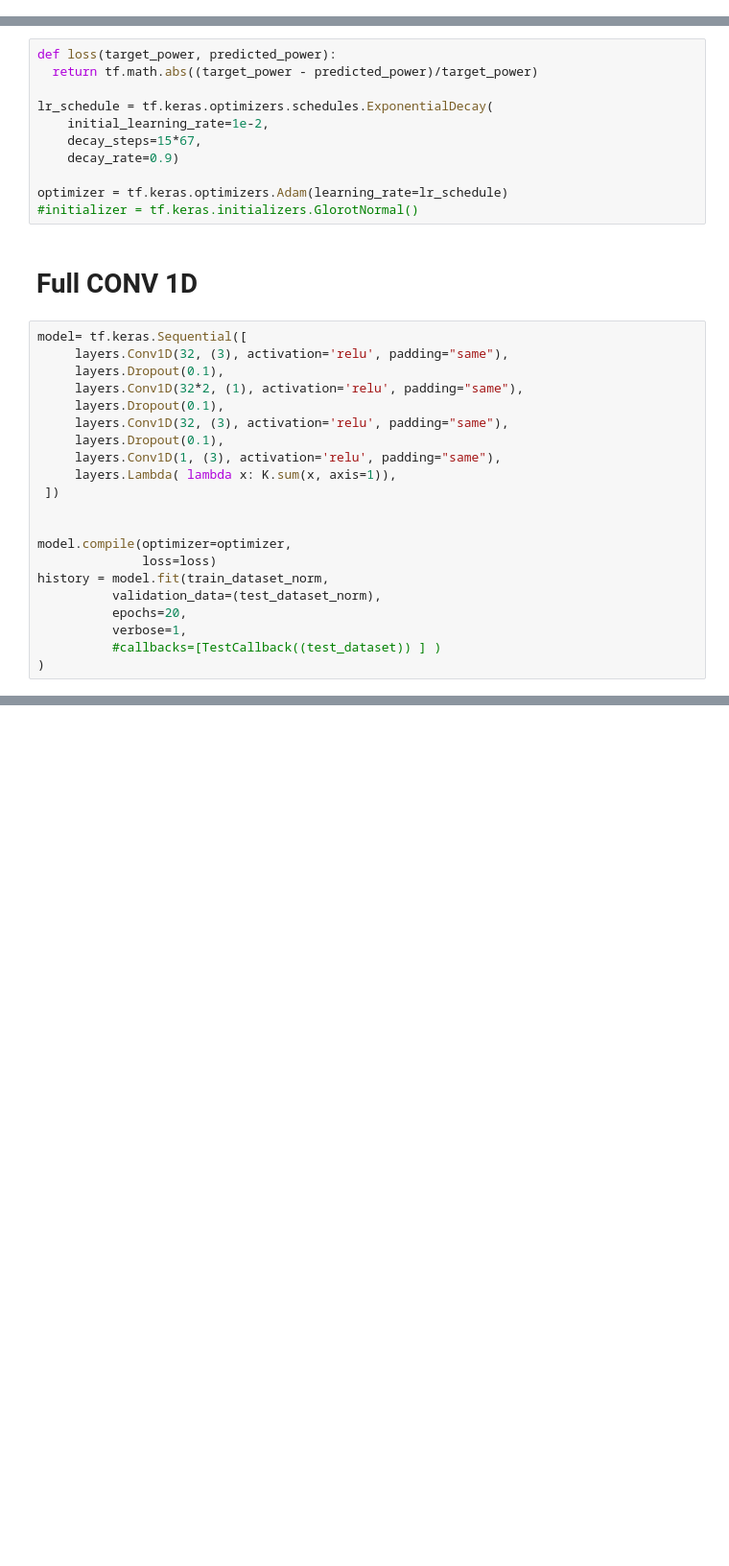
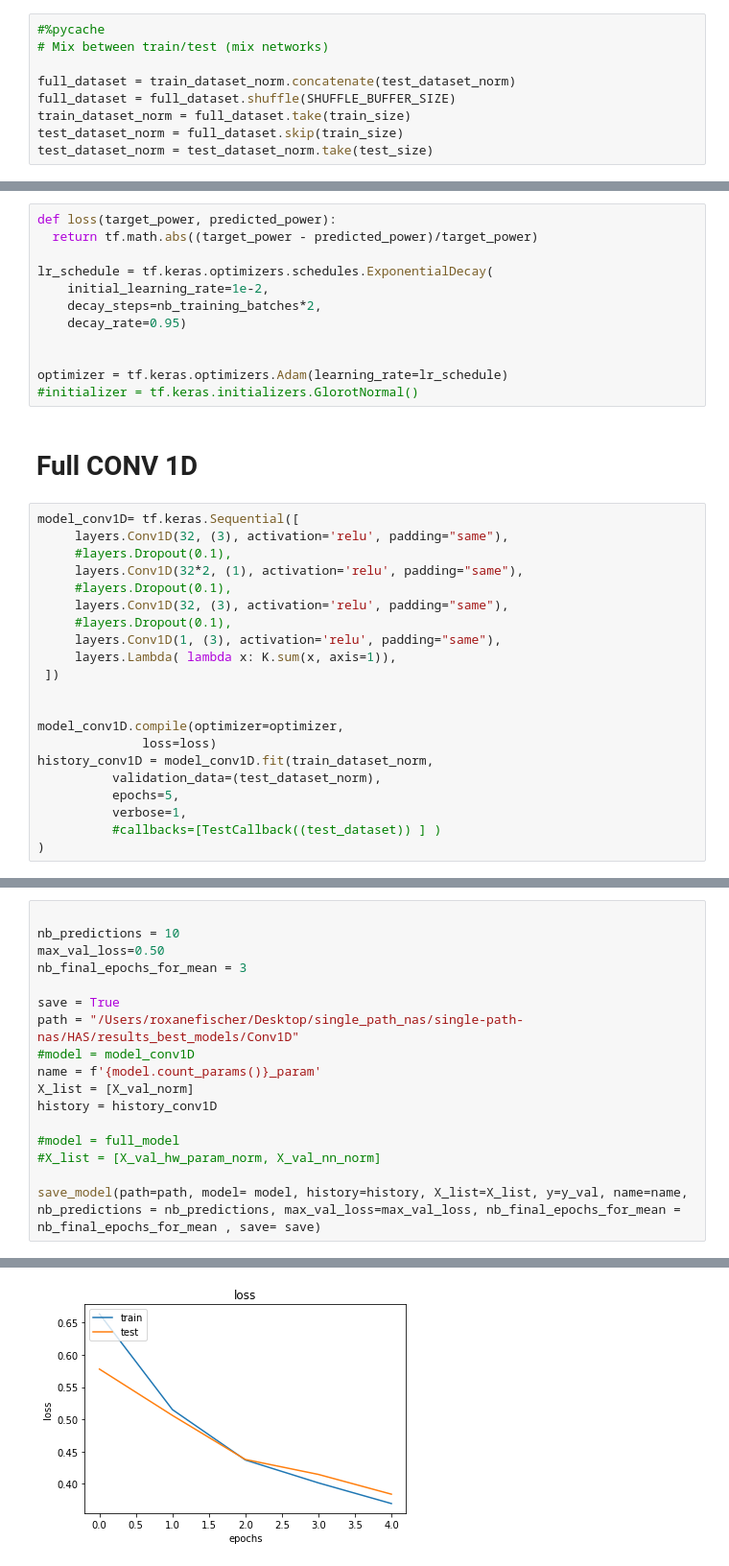
Before and after one commit to RoxaneFis/single-path-nas, a Jupyter notebook: HAS/treatment_full_blocks.ipynb, the cells around one changed output, grey strips where cells are left out. Shown: that part at 96% size. Cells and saved outputs as stored; diff of their text form; blank space fills up the shorter version.

Commit message:
notebooks and plot_figures.py

```diff
--- a/HAS/treatment_full_blocks.ipynb
+++ b/HAS/treatment_full_blocks.ipynb
@@ -168,0 +179,9 @@ test_dataset_norm = test_dataset_norm.batch(BATCH_SIZE)
+# %%
+#%pycache
+# Mix between train/test (mix networks)
+
+full_dataset = train_dataset_norm.concatenate(test_dataset_norm)
+full_dataset = full_dataset.shuffle(SHUFFLE_BUFFER_SIZE)
+train_dataset_norm = full_dataset.take(train_size)
+test_dataset_norm = full_dataset.skip(train_size)
+test_dataset_norm = test_dataset_norm.take(test_size)
@@ -218,31 +243,32 @@ def loss(target_power, predicted_power):
 
 lr_schedule = tf.keras.optimizers.schedules.ExponentialDecay(
     initial_learning_rate=1e-2,
-    decay_steps=15*67,
-    decay_rate=0.9)
+    decay_steps=nb_training_batches*2,
+    decay_rate=0.95)
+
 
 optimizer = tf.keras.optimizers.Adam(learning_rate=lr_schedule)
 #initializer = tf.keras.initializers.GlorotNormal()
 # %% [markdown]
 # Full CONV 1D
 # %%
-model= tf.keras.Sequential([
+model_conv1D= tf.keras.Sequential([
      layers.Conv1D(32, (3), activation='relu', padding="same"),
-     layers.Dropout(0.1),
+     #layers.Dropout(0.1),
      layers.Conv1D(32*2, (1), activation='relu', padding="same"),
-     layers.Dropout(0.1),
+     #layers.Dropout(0.1),
      layers.Conv1D(32, (3), activation='relu', padding="same"),
-     layers.Dropout(0.1),
+     #layers.Dropout(0.1),
      layers.Conv1D(1, (3), activation='relu', padding="same"),
      layers.Lambda( lambda x: K.sum(x, axis=1)),
  ])
 
 
-model.compile(optimizer=optimizer,
+model_conv1D.compile(optimizer=optimizer,
               loss=loss)
-history = model.fit(train_dataset_norm,
+history_conv1D = model_conv1D.fit(train_dataset_norm,
           validation_data=(test_dataset_norm),
-          epochs=20,
+          epochs=5,
           verbose=1,
           #callbacks=[TestCallback((test_dataset)) ] )
 )
@@ -279,0 +294,18 @@ model.summary()['parameters']
+# %%
+
+nb_predictions = 10
+max_val_loss=0.50
+nb_final_epochs_for_mean = 3
+
+save = True
+path = "/Users/roxanefischer/Desktop/single_path_nas/single-path-nas/HAS/results_best_models/Conv1D"
+#model = model_conv1D
+name = f'{model.count_params()}_param'
+X_list = [X_val_norm]
+history = history_conv1D
+
+#model = full_model
+#X_list = [X_val_hw_param_norm, X_val_nn_norm]
+
+save_model(path=path, model= model, history=history, X_list=X_list, y=y_val, name=name, nb_predictions = nb_predictions, max_val_loss=max_val_loss, nb_final_epochs_for_mean = nb_final_epochs_for_mean , save= save)
+# %% [output]
@@ -279,0 +329 @@ model.summary()['parameters']
+[figure, added]
```
Also changed, not shown: parts of 30 cells of this notebook, 2 other files.
